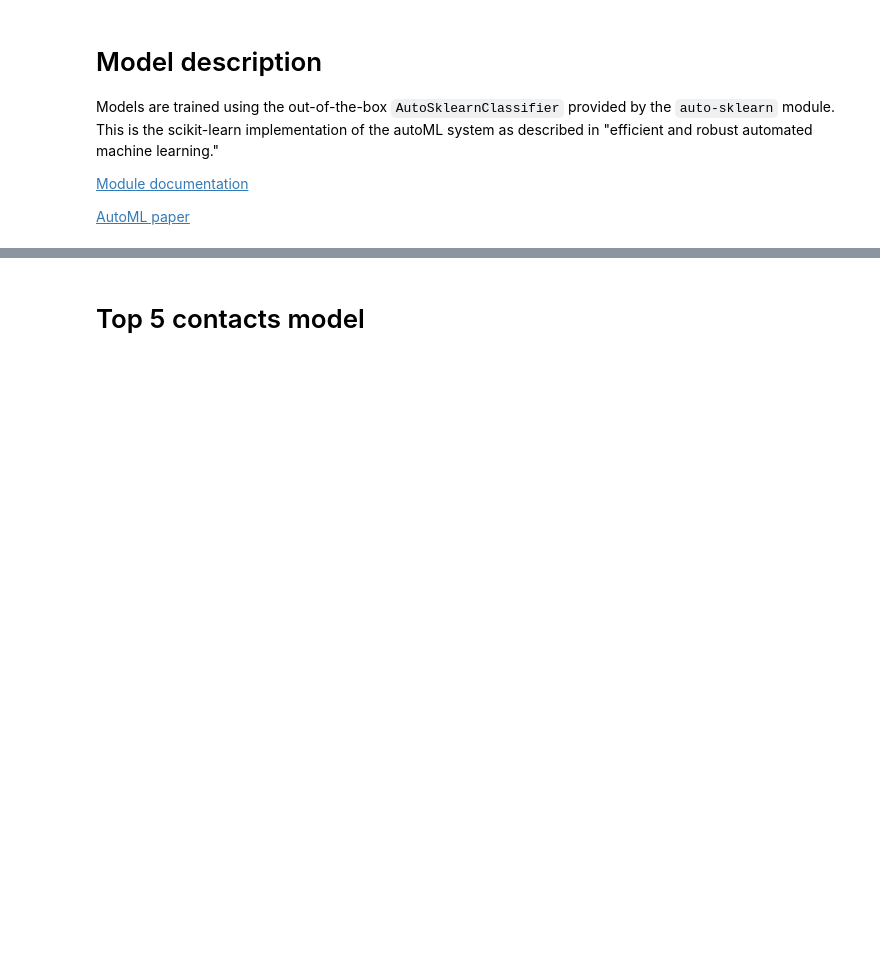
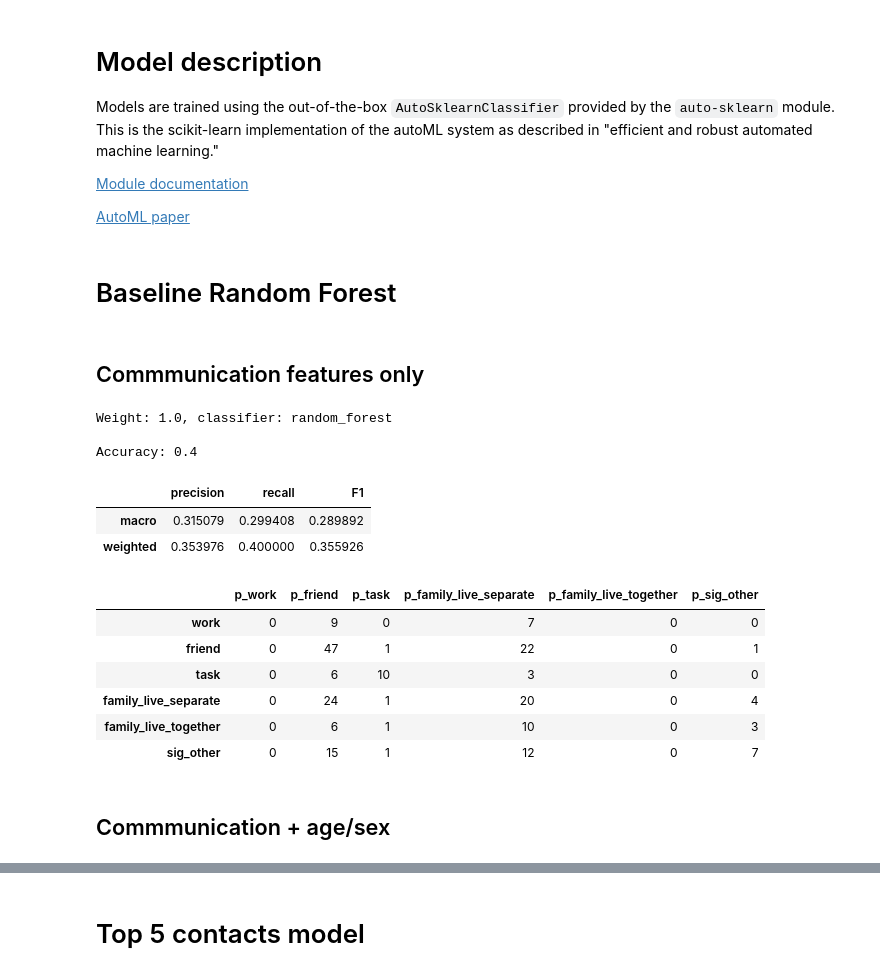
Before and after one commit to tliu526/relationship-prediction, a Jupyter notebook: model/automl.ipynb, the cells around one changed output, grey strips where cells are left out. Drawn from its saved outputs; the diff is of its cells as text; code cells hidden in the pictures; blank space fills up the shorter version.

Commit message:
adds updated automl

```diff
--- a/model/automl.ipynb
+++ b/model/automl.ipynb
@@ -123,6 +114,10 @@ def print_metrics(test_y, predictions):
 
     metrics_df = pd.DataFrame(metrics, index=avgs, columns=['precision', 'recall', 'F1'])
     display(metrics_df)
+
+    confusion_mat = confusion_matrix(test_y, predictions)
+    confuse_df = pd.DataFrame(confusion_mat, index=contact_types, columns=["p_" + x for x in contact_types])
+    display(confuse_df)
 # %% [markdown]
 # Model description
 
@@ -131,3 +126,44 @@ Models are trained using the out-of-the-box `AutoSklearnClassifier` provided by
 [Module documentation](https://automl.github.io/auto-sklearn/stable/index.html)
 
 [AutoML paper](https://papers.nips.cc/paper/5872-efficient-and-robust-automated-machine-learning)
+# %% [markdown]
+# Baseline Random Forest
+# %% [markdown]
+## Commmunication features only
+# %%
+# TODO switch to top 5
+
+rand_forest_top_5_baseline_model = pickle.load(open('rand_forest_top_5_baseline_contact_type.automl', 'rb'))
+rand_forest_top_5_baseline_pred = pickle.load(open('rand_forest_top_5_baseline_contact_type.predict', 'rb'))
+# %%
+top_5_baseline_train = pickle.load(open('../data/top_5_baseline_train_features.df', 'rb'))
+top_5_baseline_test =  pickle.load(open('../data/top_5_baseline_test_features.df', 'rb'))
+
+train_data = top_5_baseline_train.replace(replace_dict)
+test_data = top_5_baseline_test.replace(replace_dict)
+
+train_y = train_data['contact_type']
+train_X = train_data.drop(['contact_type', 'pid', 'combined_hash'], axis=1)
+test_y = test_data['contact_type']
+test_X = test_data.drop(['contact_type', 'pid', 'combined_hash'], axis=1)
+# %%
+top_5_baseline_ensemble = rand_forest_top_5_baseline_model.get_models_with_weights()
+print_ensemble(top_5_baseline_ensemble)
+print()
+print_metrics(test_y, rand_forest_top_5_baseline_pred)
+# %% [output]
+Weight: 1.0, classifier: random_forest
+
+Accuracy: 0.4
+|  | precision | recall | F1 |
+| macro | 0.315079 | 0.299408 | 0.289892 |
+| weighted | 0.353976 | 0.400000 | 0.355926 |
+|  | p_work | p_friend | p_task | p_family_live_separate | p_family_live_together | p_sig_other |
+| work | 0 | 9 | 0 | 7 | 0 | 0 |
+| friend | 0 | 47 | 1 | 22 | 0 | 1 |
+| task | 0 | 6 | 10 | 3 | 0 | 0 |
+| family_live_separate | 0 | 24 | 1 | 20 | 0 | 4 |
+| family_live_together | 0 | 6 | 1 | 10 | 0 | 3 |
+| sig_other | 0 | 15 | 1 | 12 | 0 | 7 |
+# %% [markdown]
+## Commmunication + age/sex
```
Also changed, not shown: parts of 61 cells of this notebook.
